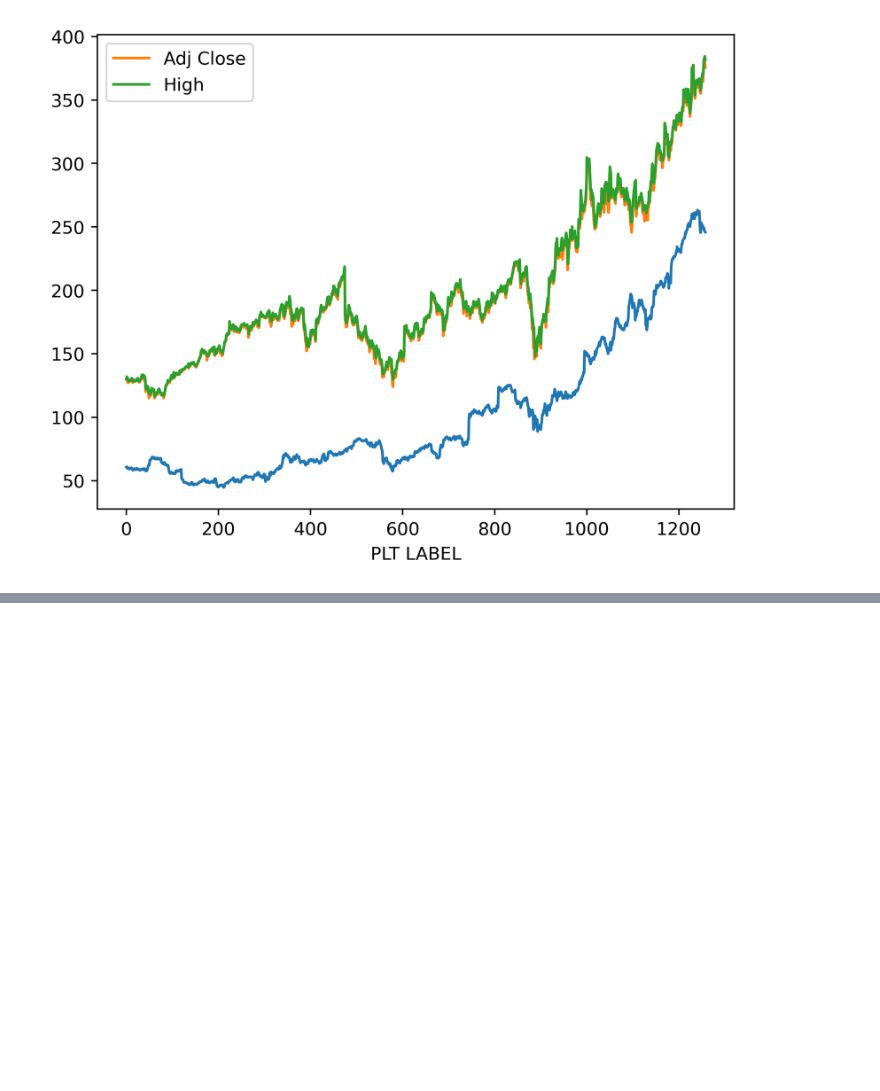
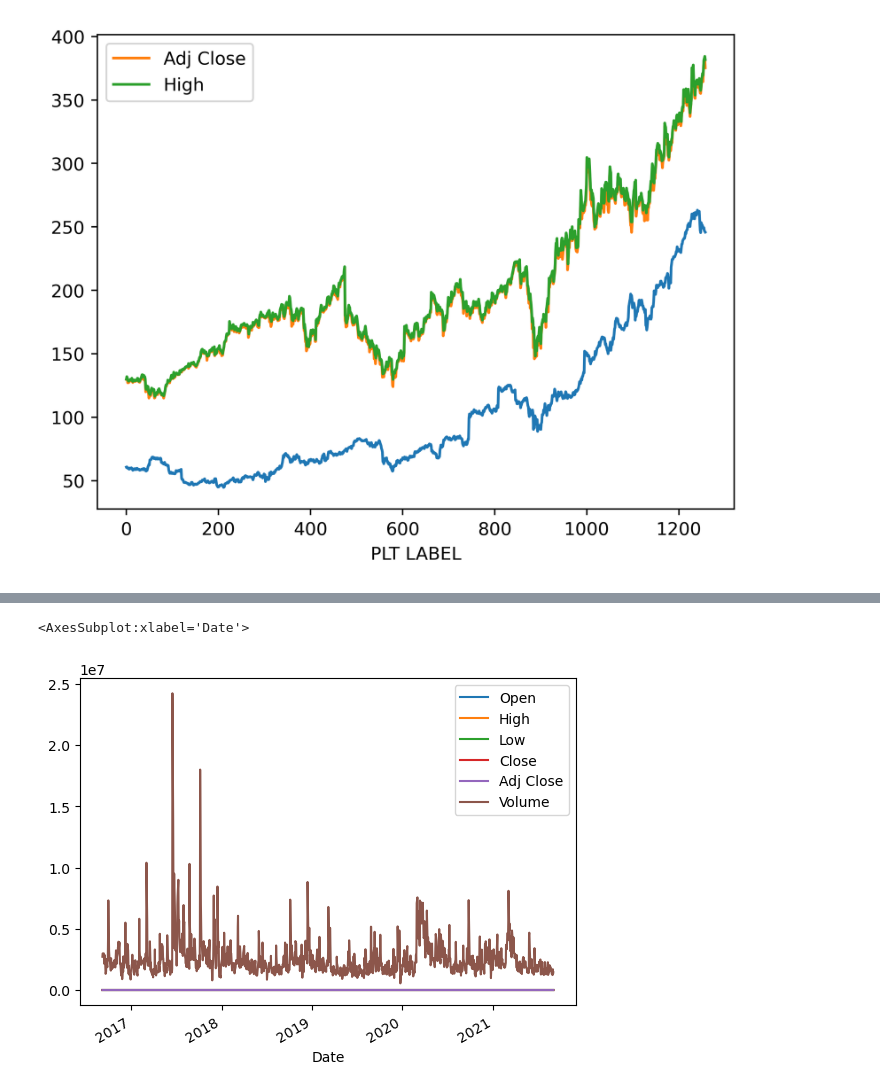
Before and after one commit to iliaaz101/Algorithmic-Trading-Python, a Jupyter notebook: Notes06.ipynb, the cells around one changed output, grey strips where cells are left out. Cells and saved outputs as stored; diff of their text form; code cells hidden in the pictures; blank space fills up the shorter version.

```diff
--- a/Notes06.ipynb
+++ b/Notes06.ipynb
@@ -358,0 +361,2 @@ plt.savefig('my_new_plot.png')
+# %%
+df = pd.read_csv('DATA/COST.csv',index_col='Date',parse_dates=True)
@@ -358,0 +391,5 @@ plt.savefig('my_new_plot.png')
+# %%
+df.plot()
+# %% [output]
+<AxesSubplot:xlabel='Date'>
+[figure, added]
```
Also changed, not shown: parts of 51 cells of this notebook.
